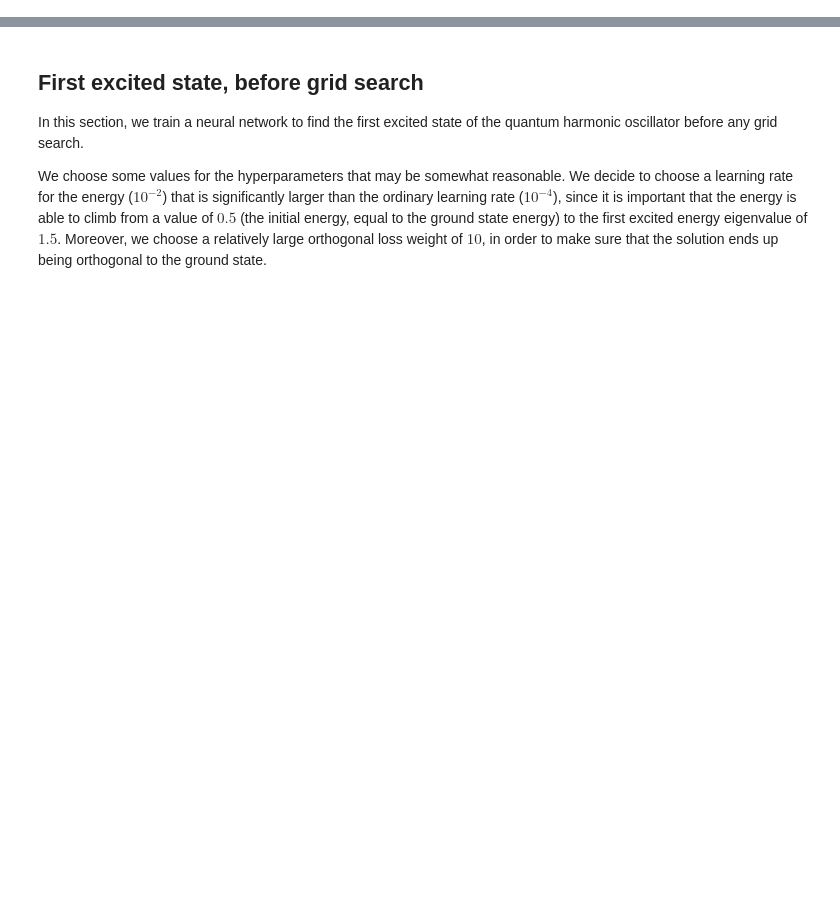
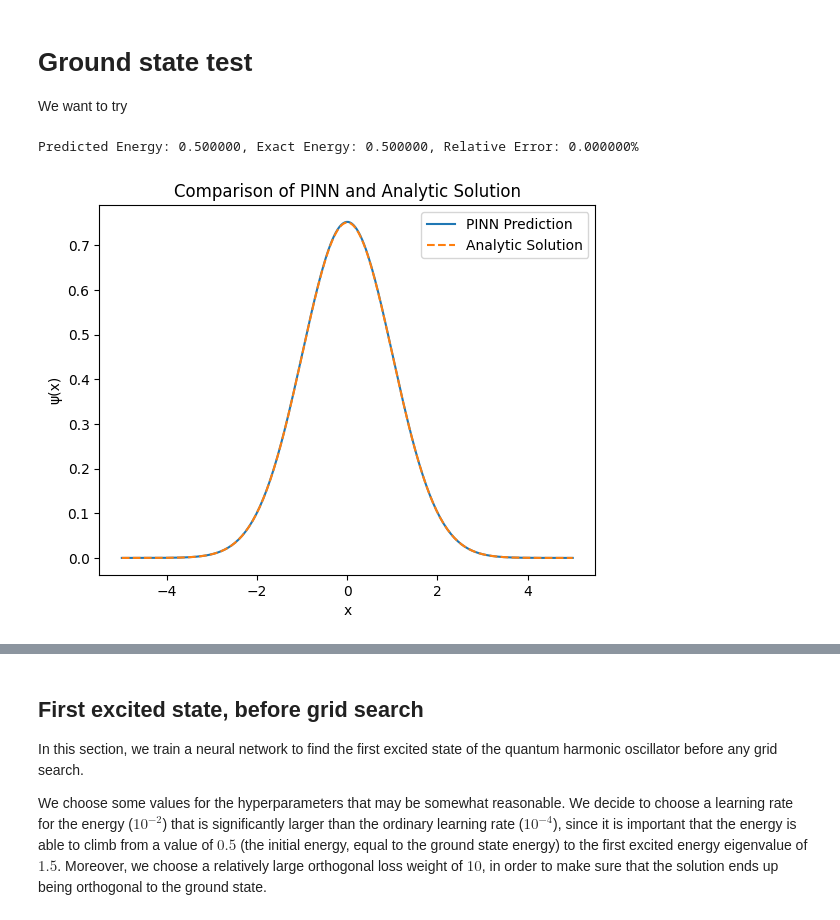
Before and after one commit to fredeco-gh/FYS-STK3155_Project3, a Jupyter notebook: src/HO.ipynb, the cells around one changed output, grey strips where cells are left out. Cells and saved outputs as stored; diff of their text form; code cells hidden in the pictures; blank space fills up the shorter version.

Commit message:
Added text and plot for ground state too

```diff
--- a/src/HO.ipynb
+++ b/src/HO.ipynb
@@ -0,0 +10,25 @@
+# %% [markdown]
+# Ground state test
+We want to try
+# %%
+device = "cpu"   # torch.accelerator.current_accelerator().type if torch.accelerator.is_available() else "cpu"
+
+L = 5
+
+# Parameters used throughout the project
+x_lim = (-L, L)
+N_samples = 256
+
+# Generate data points
+torch.manual_seed(124)
+x = generate_input_data(N_samples, x_lim, device)
+x_test = torch.linspace(x_lim[0], x_lim[1], N_samples).view(-1, 1).to(device)
+
+# Load ground state PINN to use in orthogonality loss constraint
+pinn1 = load_ground_state_pinn(device)
+# %%
+# Test pinn1
+compare_analytic(x_test, x_lim, pinn1, 0)
+# %% [output]
+Predicted Energy: 0.500000, Exact Energy: 0.500000, Relative Error: 0.000000%
+[figure, added]
```
Also changed, not shown: parts of 7 cells of this notebook.
